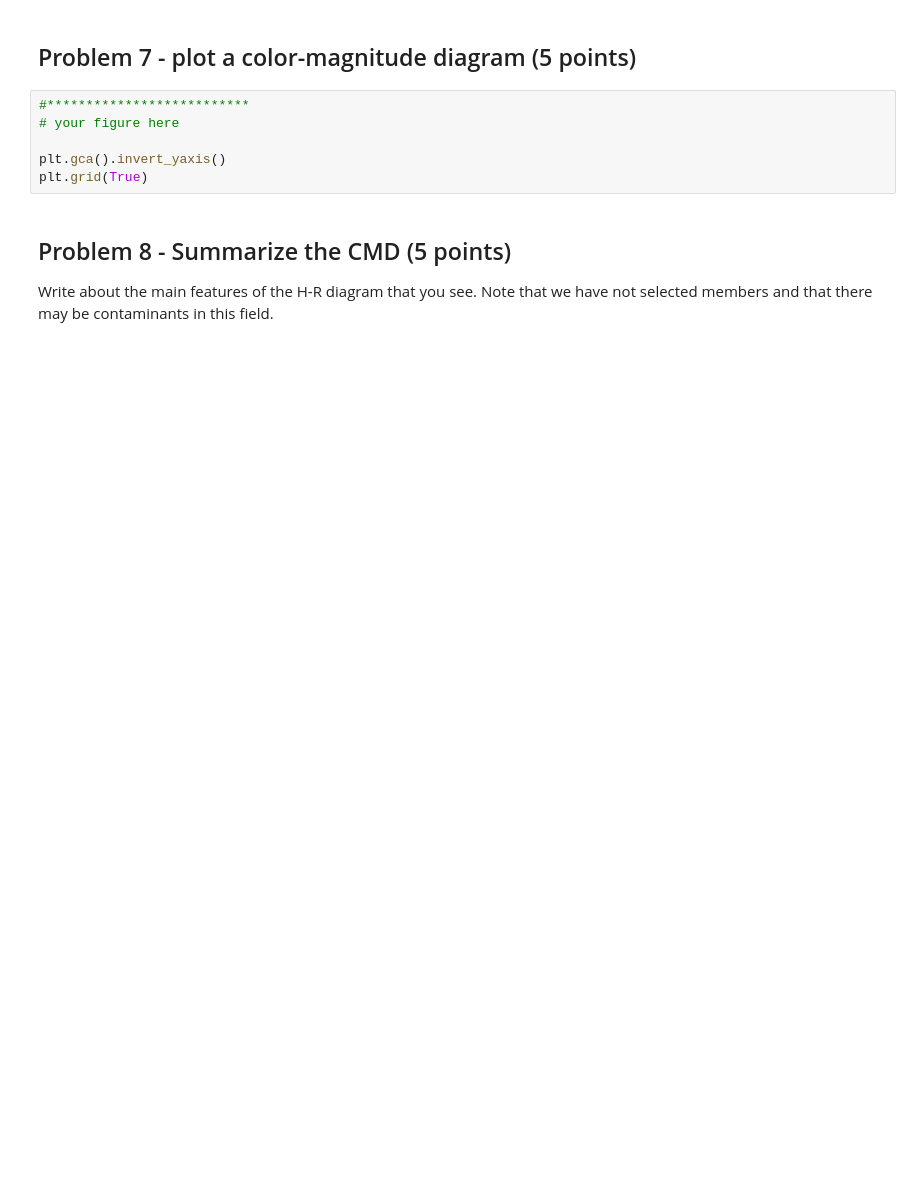
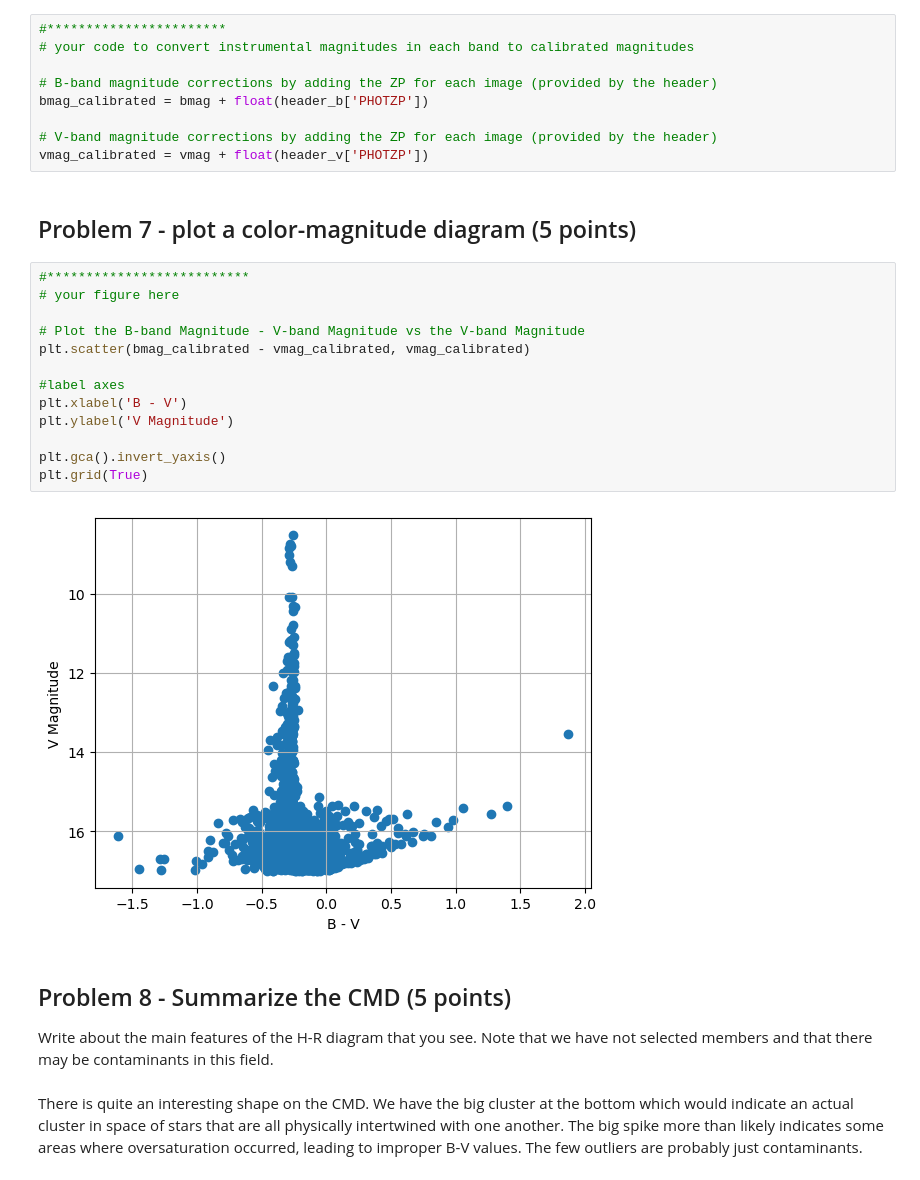
Before and after one commit to OZafuta/Reductionproject_student, a Jupyter notebook: cluster_photometry_student.ipynb, the cells around one changed output. Cells and saved outputs as stored; diff of their text form; blank space fills up the shorter version.

```diff
--- a/cluster_photometry_student.ipynb
+++ b/cluster_photometry_student.ipynb
@@ -481,11 +495,31 @@ Using this and the ZP for each image (reported in the image header as PHOTZP), c
+# %%
+#***********************
+# your code to convert instrumental magnitudes in each band to calibrated magnitudes
+
+# B-band magnitude corrections by adding the ZP for each image (provided by the header)
+bmag_calibrated = bmag + float(header_b['PHOTZP'])
+
+# V-band magnitude corrections by adding the ZP for each image (provided by the header)
+vmag_calibrated = vmag + float(header_v['PHOTZP'])
 # %% [markdown]
 ## Problem 7 - plot a color-magnitude diagram (5 points)
-# %%
-#**************************
-# your figure here
-
-plt.gca().invert_yaxis()
-plt.grid(True)
+# %%
+#**************************
+# your figure here
+
+# Plot the B-band Magnitude - V-band Magnitude vs the V-band Magnitude
+plt.scatter(bmag_calibrated - vmag_calibrated, vmag_calibrated)
+
+#label axes
+plt.xlabel('B - V')
+plt.ylabel('V Magnitude')
+
+plt.gca().invert_yaxis()
+plt.grid(True)
+# %% [output]
+[figure, added]
 # %% [markdown]
 ## Problem 8 - Summarize the CMD (5 points)
 Write about the main features of the H-R diagram that you see.  Note that we have not selected members and that there may be contaminants in this field.
+# %% [markdown]
+There is quite an interesting shape on the CMD. We have the big cluster at the bottom which would indicate an actual cluster in space of stars that are all physically intertwined with one another. The big spike more than likely indicates some areas where oversaturation occurred, leading to improper B-V values. The few outliers are probably just contaminants.
```
Also changed, not shown: parts of 4 cells of this notebook.
